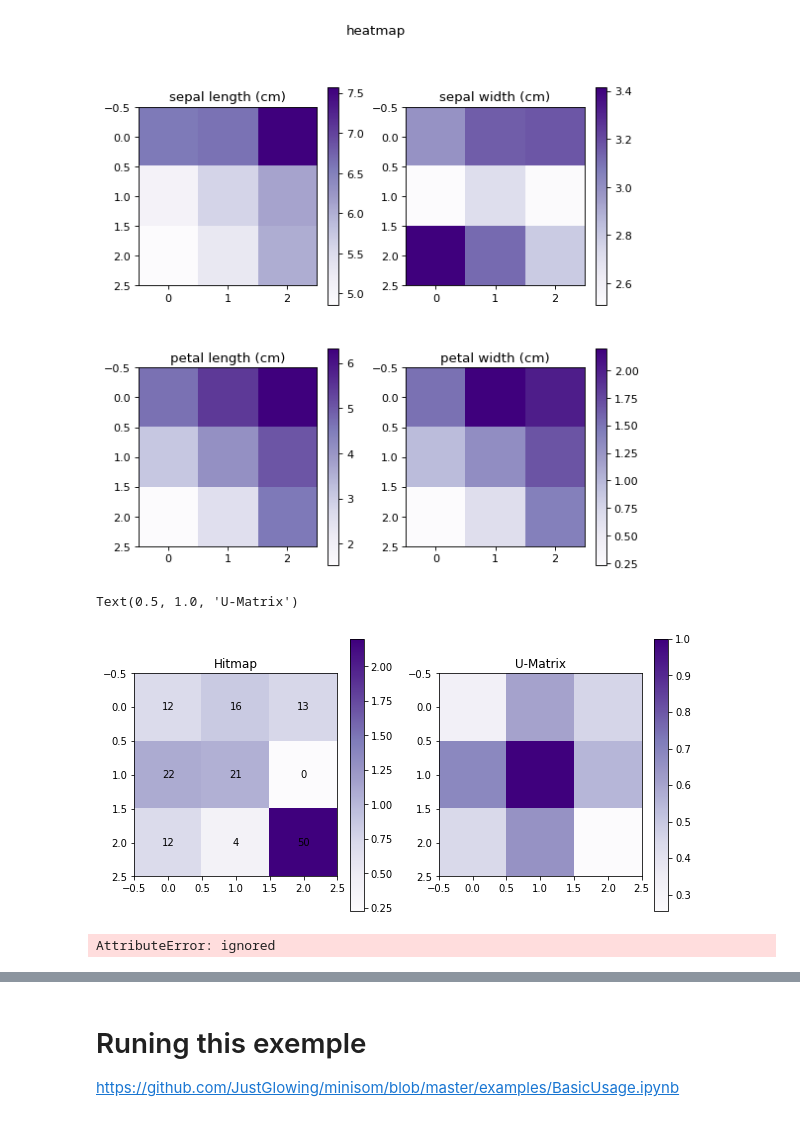
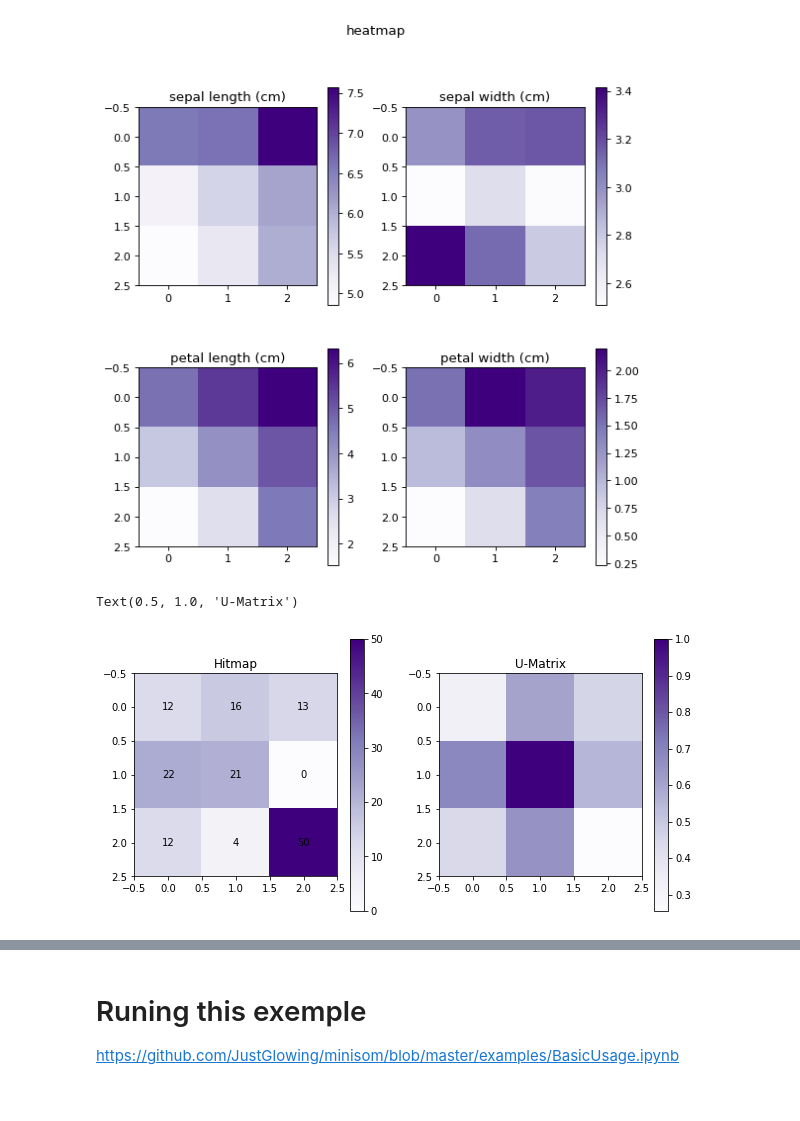
Before and after one commit to barauna-lo/Neurocomputing, a Jupyter notebook: Project_02_SOM.ipynb, the cells around one changed output, grey strips where cells are left out. Cells and saved outputs as stored; diff of their text form; code cells hidden in the pictures.

```diff
--- a/Project_02_SOM.ipynb
+++ b/Project_02_SOM.ipynb
@@ -103,23 +115,19 @@ plt.show()
 # %%
 figure(figsize=(10,5))
 plt.subplot(1,2,1)
 frequencies = som_iris33.activation_response(iris.data).astype(int)
 #transpose
 frequencies = frequencies.T[::-1]
 plt.imshow(frequencies,cmap='Purples')
-plt.colorbar(im)
+plt.colorbar()
 for (i, j), value in np.ndenumerate(frequencies):
         plt.text(j, i, value, verticalalignment='center',
                               horizontalalignment='center')
 plt.title('Hitmap')
 plt.subplot(1,2,2)
 plt.imshow(som_iris33.distance_map(),cmap="Purples")
 plt.colorbar()
 plt.title('U-Matrix')
 # %% [output]
 Text(0.5, 1.0, 'U-Matrix')
-[figure, old version]
+[figure, new version]
-# %%
- df pd.get_dummies(train, dummy_na=True, columns=['Pclass', 'Sex', 'Embarked']).astype(float)
-# %% [output]
-AttributeError: ignored
```
Also changed, not shown: parts of 24 cells of this notebook.
